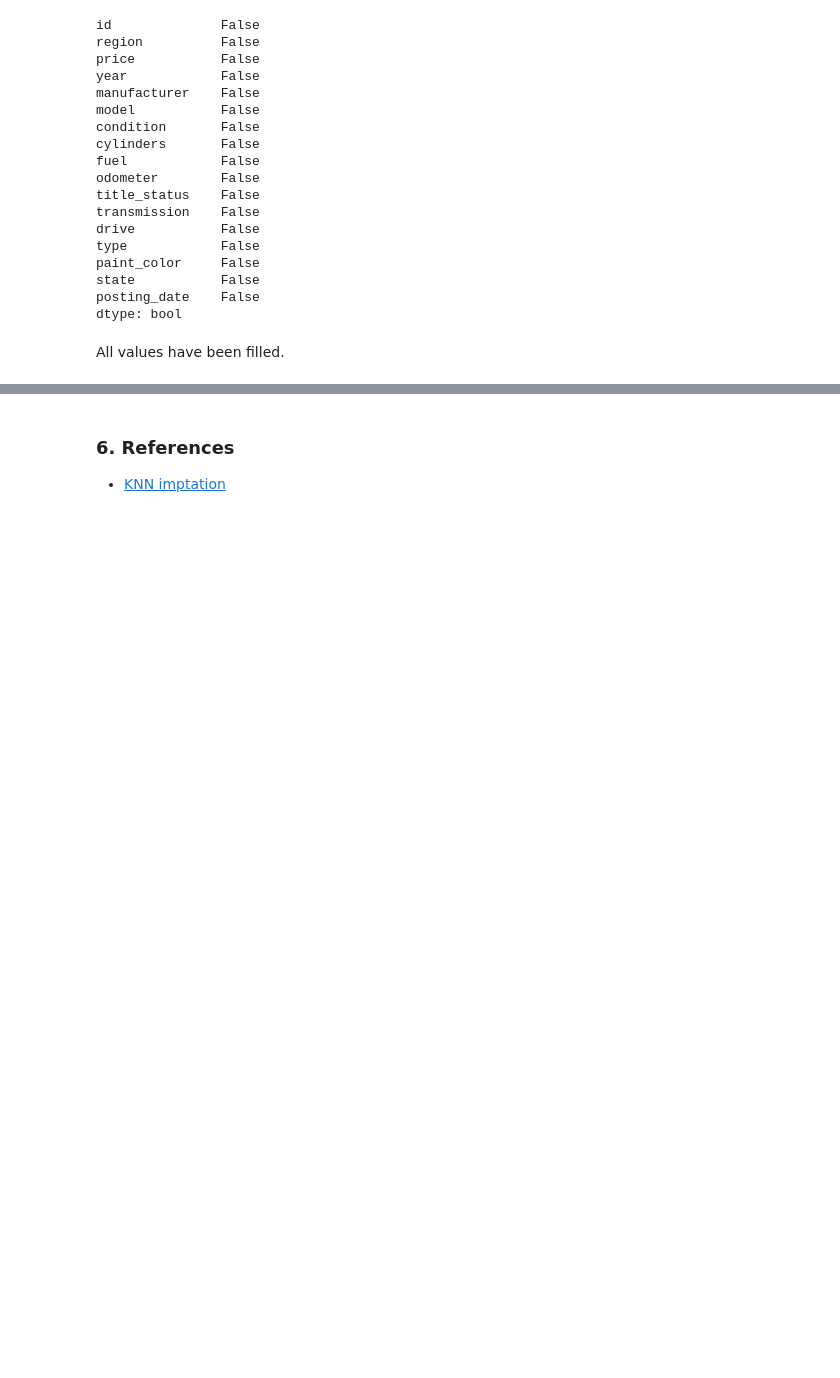
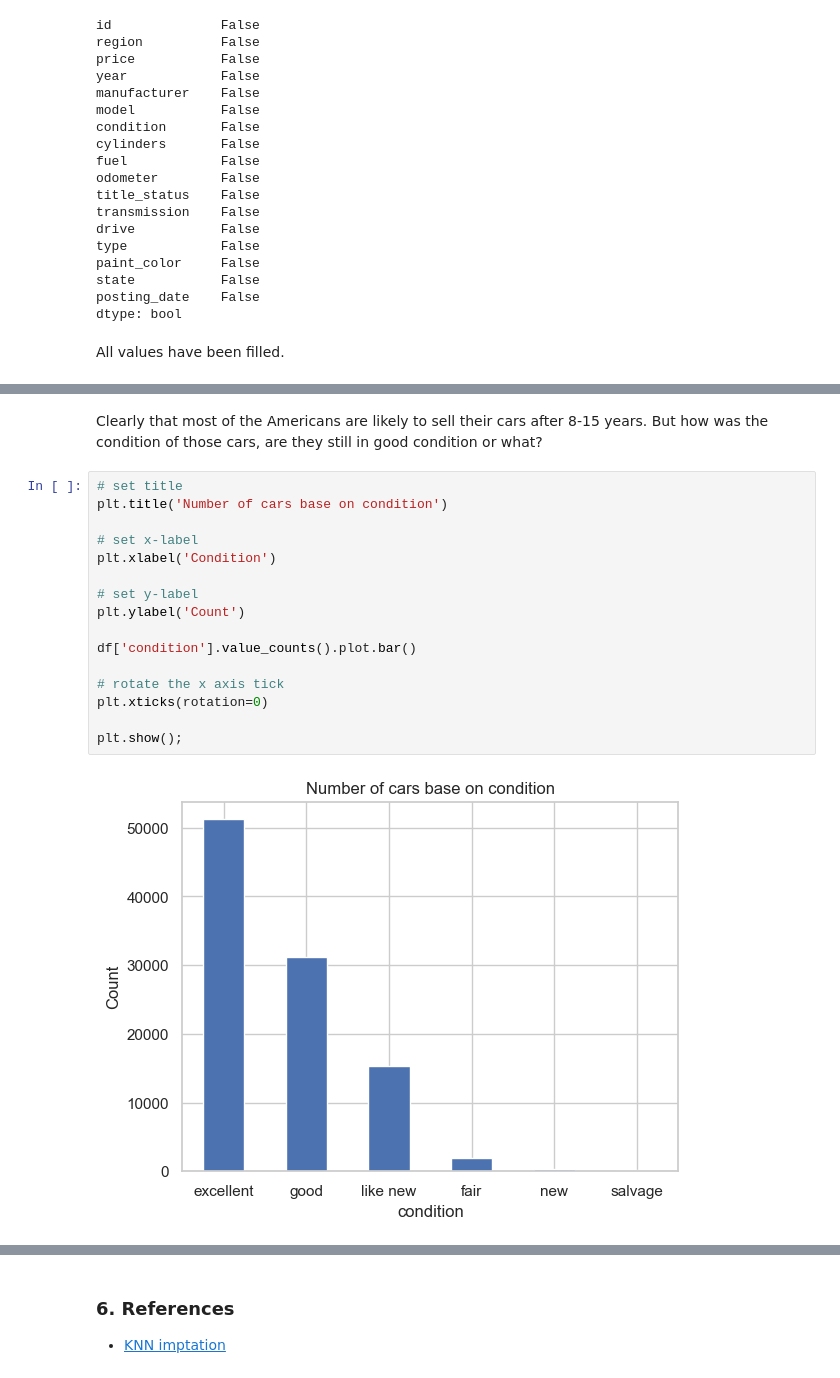
Before and after one commit to Chien-VuMinh/Used-Cars, a Jupyter notebook: Used Cars.ipynb, the cells around one changed output, grey strips where cells are left out. Saved outputs shown, nothing was run; the diff lists cells and outputs as text; blank space fills up the shorter version.

```diff
--- a/Used Cars.ipynb
+++ b/Used Cars.ipynb
@@ -561,0 +618,20 @@ All values have been filled.
+# %% [markdown]
+Clearly that most of the Americans are likely to sell their cars after 8-15 years. But how was the condition of those cars, are they still in good condition or what?
+# %%
+# set title
+plt.title('Number of cars base on condition')
+
+# set x-label
+plt.xlabel('Condition')
+
+# set y-label
+plt.ylabel('Count')
+
+df['condition'].value_counts().plot.bar()
+
+# rotate the x axis tick
+plt.xticks(rotation=0)
+
+plt.show();
+# %% [output]
+[figure, added]
```
Also changed, not shown: parts of 25 cells of this notebook.
